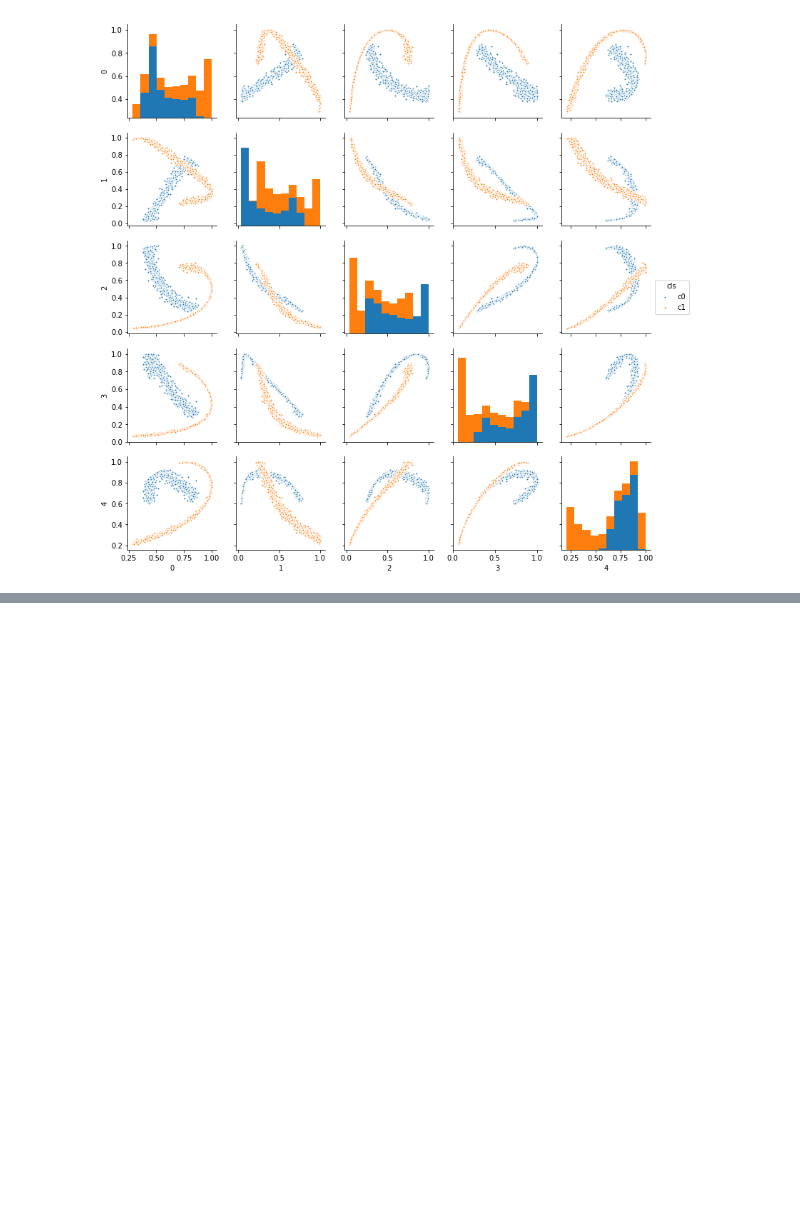
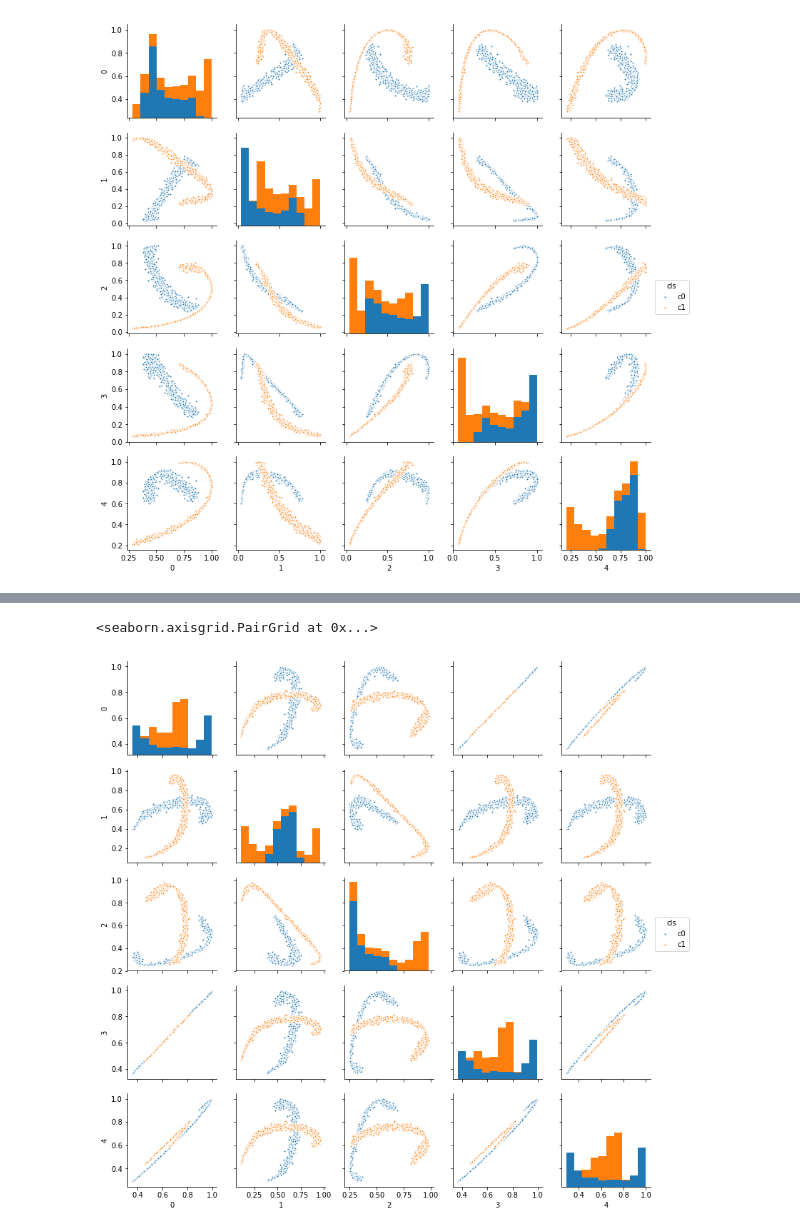
Before and after one commit to darecophoenixx/wordroid.sblo.jp, a Jupyter notebook: lib/keras_ex/GaussianKernel/demo/demo03.ipynb, the cells around one changed output, grey strips where cells are left out. Saved outputs shown, nothing was run; the diff lists cells and outputs as text; code cells hidden in the pictures; blank space fills up the shorter version.

```diff
--- a/lib/keras_ex/GaussianKernel/demo/demo03.ipynb
+++ b/lib/keras_ex/GaussianKernel/demo/demo03.ipynb
@@ -204,0 +200,7 @@ sns.pairplot(df, markers='.', hue='cls', size=2.2)
+# %%
+df = pd.DataFrame(gk2_pred[:,5:10])
+df['cls'] = ['c'+str(ee) for ee in y]
+sns.pairplot(df, markers='.', hue='cls', size=2.2)
+# %% [output]
+<seaborn.axisgrid.PairGrid at 0x...>
+[figure, added]
```
Also changed, not shown: parts of 3 cells of this notebook.
